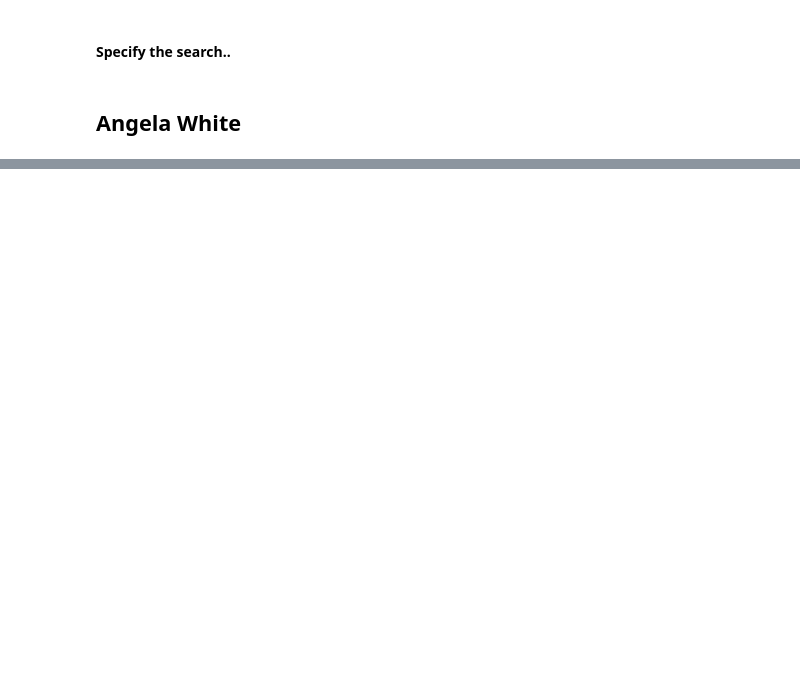
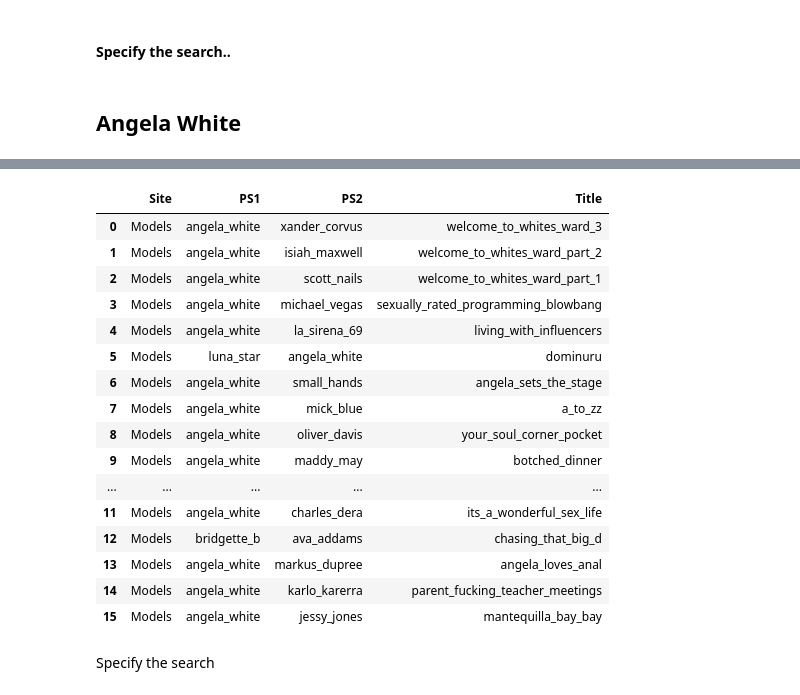
Before and after one commit to docwerder/braz, a Jupyter notebook: scan_ps_site_and_compare_with_my_db.ipynb, the cells around one changed output, grey strips where cells are left out. Saved outputs shown, nothing was run; the diff lists cells and outputs as text; code cells hidden in the pictures; blank space fills up the shorter version.

```diff
--- a/scan_ps_site_and_compare_with_my_db.ipynb
+++ b/scan_ps_site_and_compare_with_my_db.ipynb
@@ -567,0 +644,23 @@ count of titles:  63
+# %%
+pd.set_option('display.max.rows', 500)
+chosen_model_df
+# %% [output]
+|  | Site | PS1 | PS2 | Title |
+| 0 | Models | angela_white | xander_corvus | welcome_to_whites_ward_3 |
+| 1 | Models | angela_white | isiah_maxwell | welcome_to_whites_ward_part_2 |
+| 2 | Models | angela_white | scott_nails | welcome_to_whites_ward_part_1 |
+| 3 | Models | angela_white | michael_vegas | sexually_rated_programming_blowbang |
+| 4 | Models | angela_white | la_sirena_69 | living_with_influencers |
+| 5 | Models | luna_star | angela_white | dominuru |
+| 6 | Models | angela_white | small_hands | angela_sets_the_stage |
+| 7 | Models | angela_white | mick_blue | a_to_zz |
+| 8 | Models | angela_white | oliver_davis | your_soul_corner_pocket |
+| 9 | Models | angela_white | maddy_may | botched_dinner |
+| ... | ... | ... | ... | ... |
+| 11 | Models | angela_white | charles_dera | its_a_wonderful_sex_life |
+| 12 | Models | bridgette_b | ava_addams | chasing_that_big_d |
+| 13 | Models | angela_white | markus_dupree | angela_loves_anal |
+| 14 | Models | angela_white | karlo_karerra | parent_fucking_teacher_meetings |
+| 15 | Models | angela_white | jessy_jones | mantequilla_bay_bay |
+# %% [markdown]
+Specify the search
```
Also changed, not shown: parts of 13 cells of this notebook, 5 other files.
